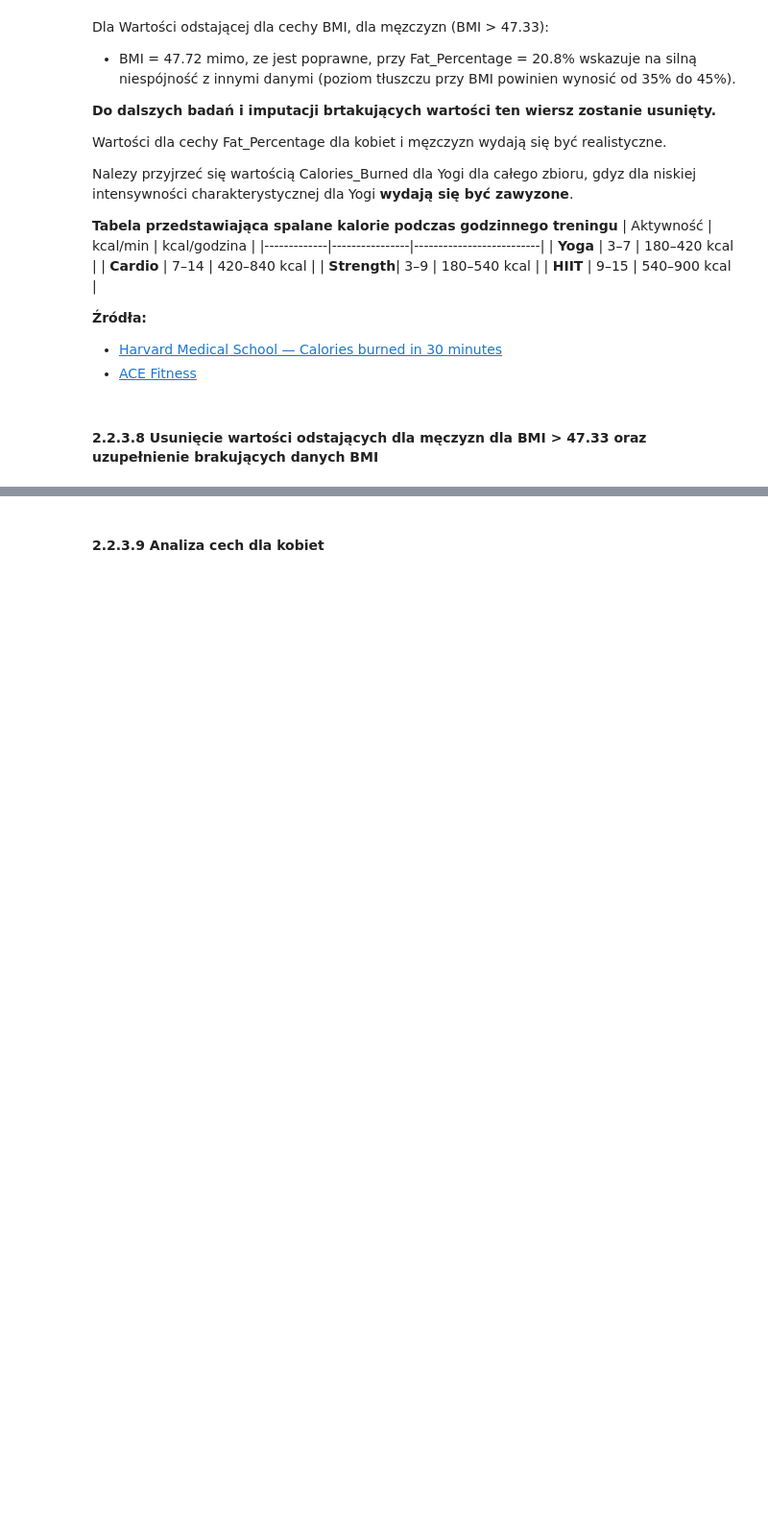
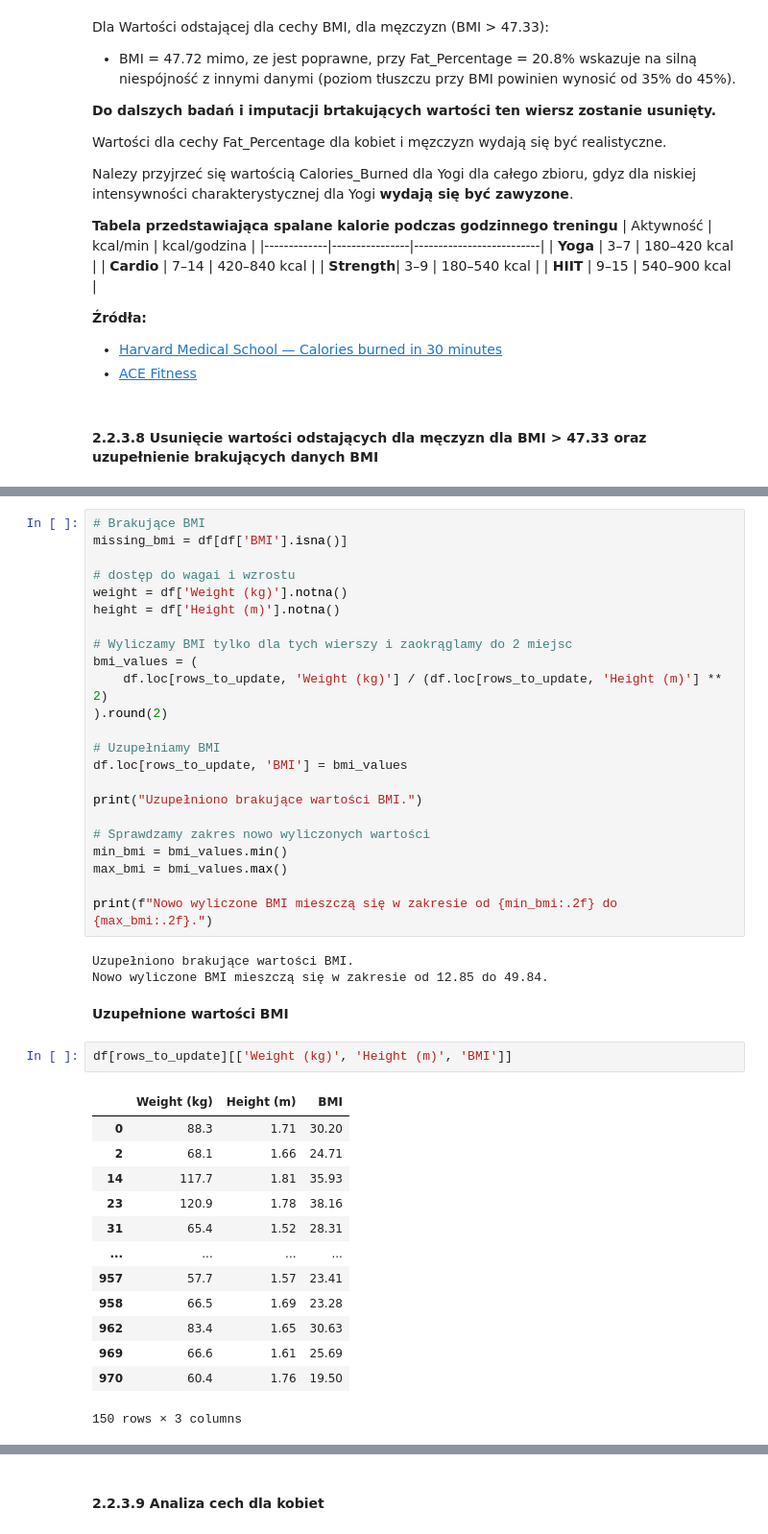
Before and after one commit to annwroblewska/projekt_SAD, a Jupyter notebook: projekt_SAD_ARP.ipynb, the cells around one changed output, grey strips where cells are left out. Shown at 96% size. Saved outputs shown, nothing was run; the diff lists cells and outputs as text; blank space fills up the shorter version.

```diff
--- a/projekt_SAD_ARP.ipynb
+++ b/projekt_SAD_ARP.ipynb
@@ -612,0 +639,44 @@ df[ df['BMI'].isna() & (df['Height (m)'].isna() | df['Weight (kg)'].isna()) ]
+# %%
+# Brakujące BMI
+missing_bmi = df[df['BMI'].isna()]
+
+# dostęp do wagai i wzrostu
+weight = df['Weight (kg)'].notna()
+height = df['Height (m)'].notna()
+
+# Wyliczamy BMI tylko dla tych wierszy i zaokrąglamy do 2 miejsc
+bmi_values = (
+    df.loc[rows_to_update, 'Weight (kg)'] / (df.loc[rows_to_update, 'Height (m)'] ** 2)
+).round(2)
+
+# Uzupełniamy BMI
+df.loc[rows_to_update, 'BMI'] = bmi_values
+
+print("Uzupełniono brakujące wartości BMI.")
+
+# Sprawdzamy zakres nowo wyliczonych wartości
+min_bmi = bmi_values.min()
+max_bmi = bmi_values.max()
+
+print(f"Nowo wyliczone BMI mieszczą się w zakresie od {min_bmi:.2f} do {max_bmi:.2f}.")
+# %% [output]
+Uzupełniono brakujące wartości BMI.
+Nowo wyliczone BMI mieszczą się w zakresie od 12.85 do 49.84.
+# %% [markdown]
+**Uzupełnione wartości BMI**
+# %%
+df[rows_to_update][['Weight (kg)', 'Height (m)', 'BMI']]
+# %% [output]
+|  | Weight (kg) | Height (m) | BMI |
+| 0 | 88.3 | 1.71 | 30.20 |
+| 2 | 68.1 | 1.66 | 24.71 |
+| 14 | 117.7 | 1.81 | 35.93 |
+| 23 | 120.9 | 1.78 | 38.16 |
+| 31 | 65.4 | 1.52 | 28.31 |
+| ... | ... | ... | ... |
+| 957 | 57.7 | 1.57 | 23.41 |
+| 958 | 66.5 | 1.69 | 23.28 |
+| 962 | 83.4 | 1.65 | 30.63 |
+| 969 | 66.6 | 1.61 | 25.69 |
+| 970 | 60.4 | 1.76 | 19.50 |
+150 rows × 3 columns
```
Also changed, not shown: parts of 9 cells of this notebook.
